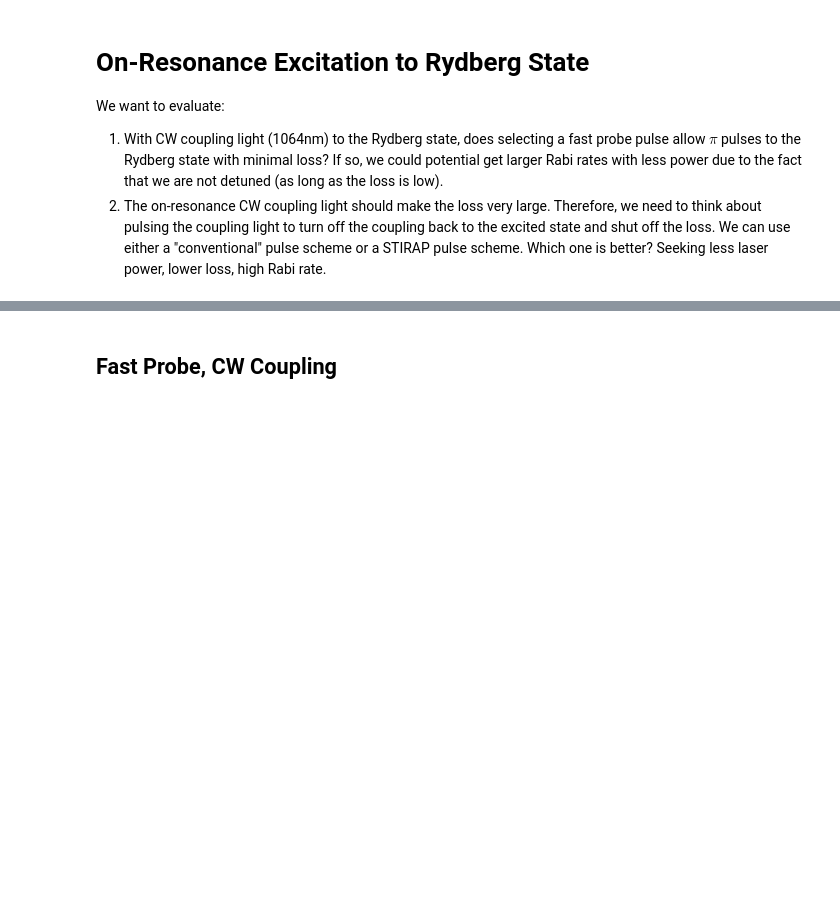
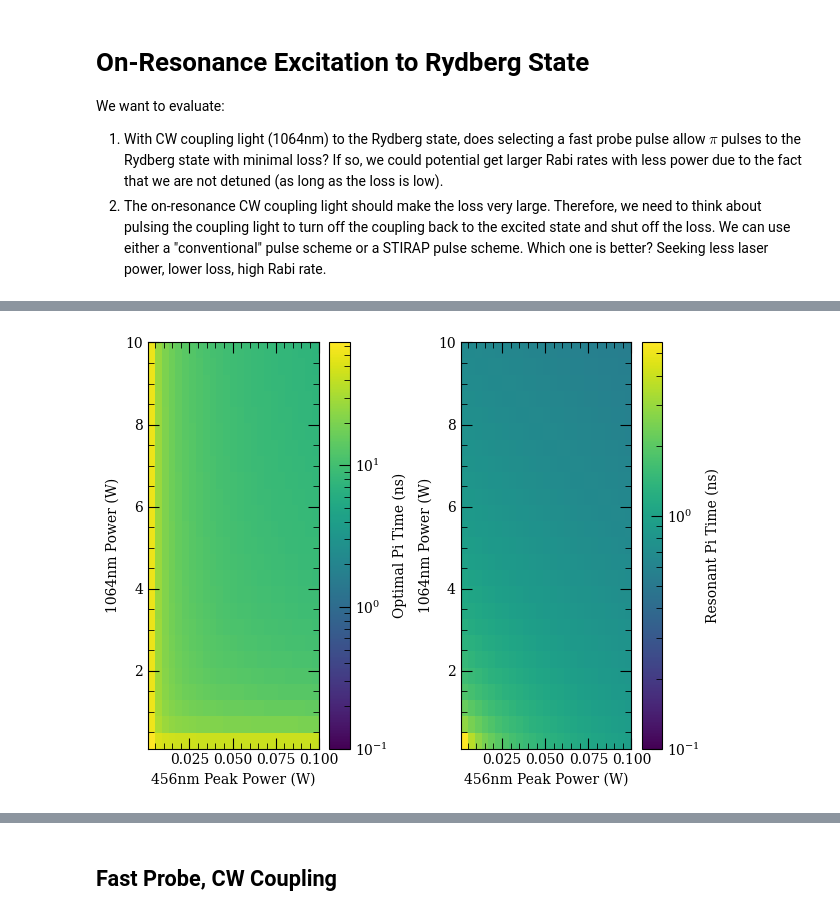
Before and after one commit to npeard/mmwave-calcs, a Jupyter notebook: notebooks/RydbergSTIRAP.ipynb, the cells around one changed output, grey strips where cells are left out. Saved outputs shown, nothing was run; the diff lists cells and outputs as text; code cells hidden in the pictures; blank space fills up the shorter version.

```diff
--- a/notebooks/RydbergSTIRAP.ipynb
+++ b/notebooks/RydbergSTIRAP.ipynb
@@ -22,0 +30,6 @@ We want to evaluate:
+# %%
+import models.rydberg_calcs as ryd
+transition47 = ryd.RydbergTransition(laserWaist=25e-6, n1=6, l1=0, j1=0.5,
+                 mj1=0.5, n2=7, l2=1, j2=1.5, mj2=1.5, n3=47, l3=2, j3=2.5)
+
+transition47.print_laser_frequencies(Pp=0.01, Pc=2)
@@ -22,0 +48,3 @@ We want to evaluate:
+# %%
+coupling_powers = np.linspace(0.1, 10, 25)
+probe_peak_powers = np.linspace(1e-3, 100e-3, 25)
@@ -22,0 +87,9 @@ We want to evaluate:
+# %%
+pi_time_opt = []
+pi_time_resonant = []
+for Pc in coupling_powers:
+    for Pp in probe_peak_powers:
+        pi_time_opt.append(transition47.get_PiPulseDuration(Pp, Pc, resonance=False))
+        pi_time_resonant.append(transition47.get_PiPulseDuration(Pp, Pc, resonance=True))
+pi_time_opt = np.reshape(pi_time_opt, (len(coupling_powers), len(probe_peak_powers)))
+pi_time_resonant = np.reshape(pi_time_resonant, (len(coupling_powers), len(probe_peak_powers)))
@@ -22,0 +98,22 @@ We want to evaluate:
+# %%
+fig, (ax1, ax2) = plt.subplots(ncols=2)
+s1 = ax1.imshow(pi_time_opt*1e9, aspect='auto', origin="lower", norm=LogNorm(vmin=0.1),
+                extent=[np.min(probe_peak_powers), np.max(probe_peak_powers),
+                        np.min(coupling_powers), np.max(coupling_powers)])
+cbar = fig.colorbar(s1, ax=ax1)
+cbar.set_label(r'Optimal Pi Time (ns)')
+ax1.set_xlabel(r'456nm Peak Power (W)')
+ax1.set_ylabel(r'1064nm Power (W)')
+
+s2 = ax2.imshow(pi_time_resonant * 1e9, aspect='auto', origin="lower", norm=LogNorm(vmin=0.1),
+                extent=[np.min(probe_peak_powers), np.max(probe_peak_powers),
+                        np.min(coupling_powers), np.max(coupling_powers)])
+cbar = fig.colorbar(s2, ax=ax2)
+cbar.set_label(r'Resonant Pi Time (ns)')
+ax2.set_xlabel(r'456nm Peak Power (W)')
+ax2.set_ylabel(r'1064nm Power (W)')
+
+plt.tight_layout()
+plt.show()
+# %% [output]
+[figure, added]
```
Also changed, not shown: parts of 11 cells of this notebook, 3 other files.
